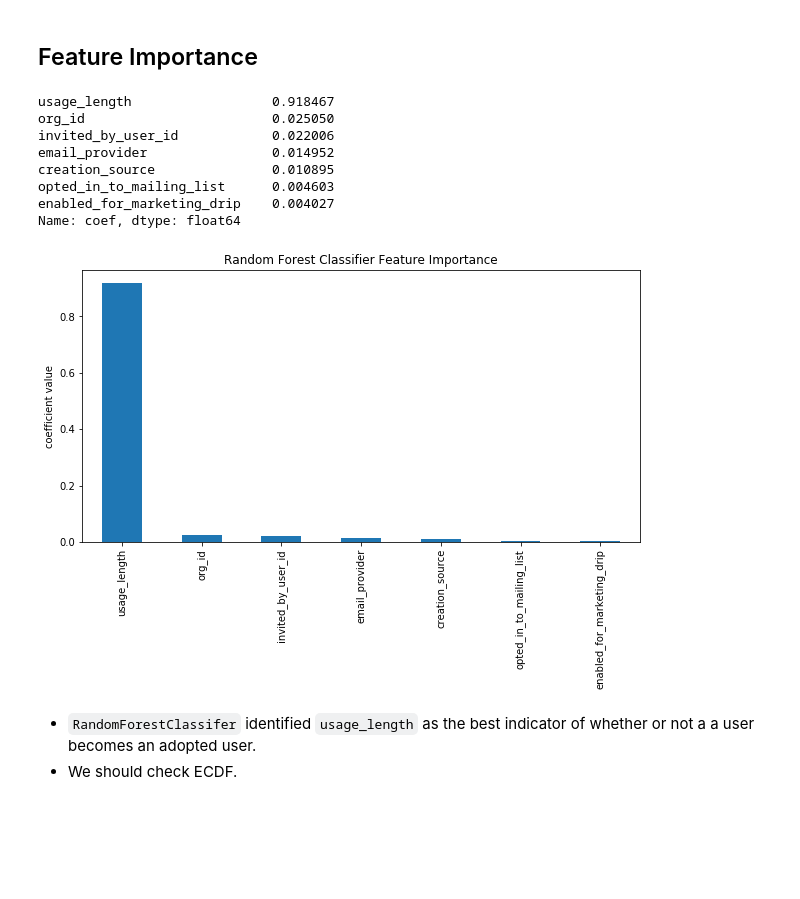
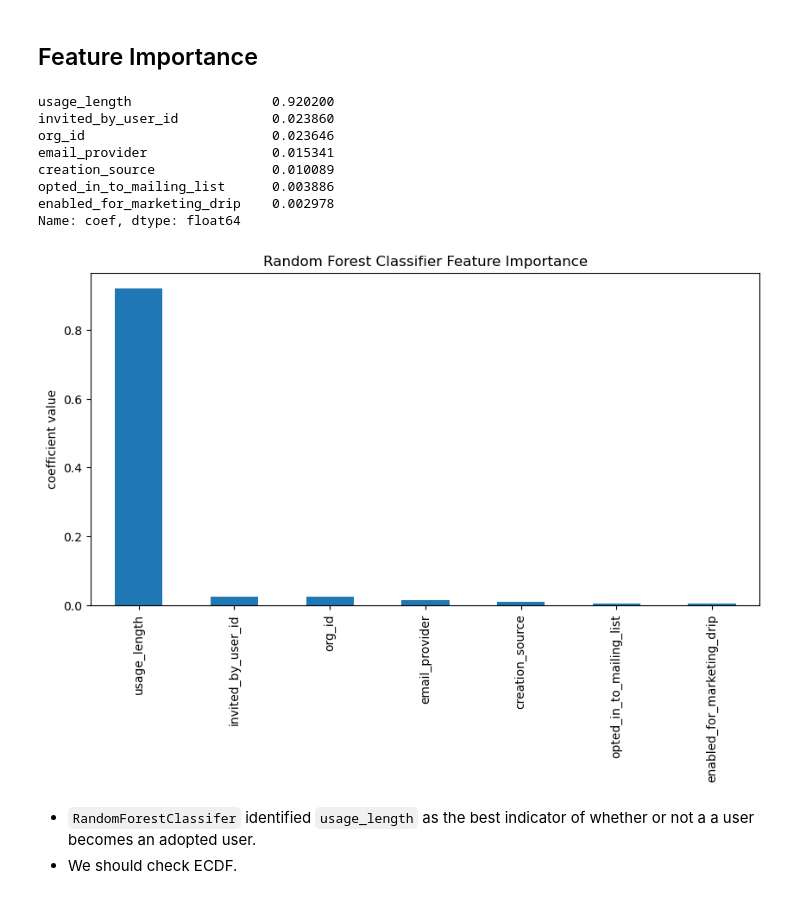
Before and after one commit to Daolaiya/relax_take_home_challenge, a Jupyter notebook: relax_take_home_challenge.ipynb, the cells around one changed output. Saved outputs shown, nothing was run; the diff lists cells and outputs as text; code cells hidden in the pictures; blank space fills up the shorter version.

```diff
--- a/relax_take_home_challenge.ipynb
+++ b/relax_take_home_challenge.ipynb
@@ -199,27 +199,27 @@ Confusion matrix:
 # %%
 # Ceofficients indexed by feature
 feat_import = pd.DataFrame()
-feat_import["coef"] = rf.feat_imports_
+feat_import["coef"] = rf.feature_importances_
 feat_import = feat_import.set_index(data.columns)
 feat_import.coef.nlargest(10)
 # %% [output]
-usage_length                  0.918467
-org_id                        0.025050
-invited_by_user_id            0.022006
-email_provider                0.014952
-creation_source               0.010895
-opted_in_to_mailing_list      0.004603
-enabled_for_marketing_drip    0.004027
+usage_length                  0.920200
+invited_by_user_id            0.023860
+org_id                        0.023646
+email_provider                0.015341
+creation_source               0.010089
+opted_in_to_mailing_list      0.003886
+enabled_for_marketing_drip    0.002978
 Name: coef, dtype: float64
 # %%
 # Plot the results
 plt.figure(figsize=(10,5))
-(feature_importance["coef"]).nlargest(10).plot(kind="bar", x=feature_importance.index)
+(feat_import["coef"]).nlargest(10).plot(kind="bar", x=feat_import.index)
 plt.title("Random Forest Classifier Feature Importance")
 plt.ylabel("coefficient value")
 plt.show()
 # %% [output]
-[figure, old version]
+[figure, new version]
 # %% [markdown]
 - `RandomForestClassifer` identified `usage_length` as the best indicator of whether or not a a user becomes an adopted user.
 - We should check ECDF.
```
Also changed, not shown: parts of 3 cells of this notebook.
